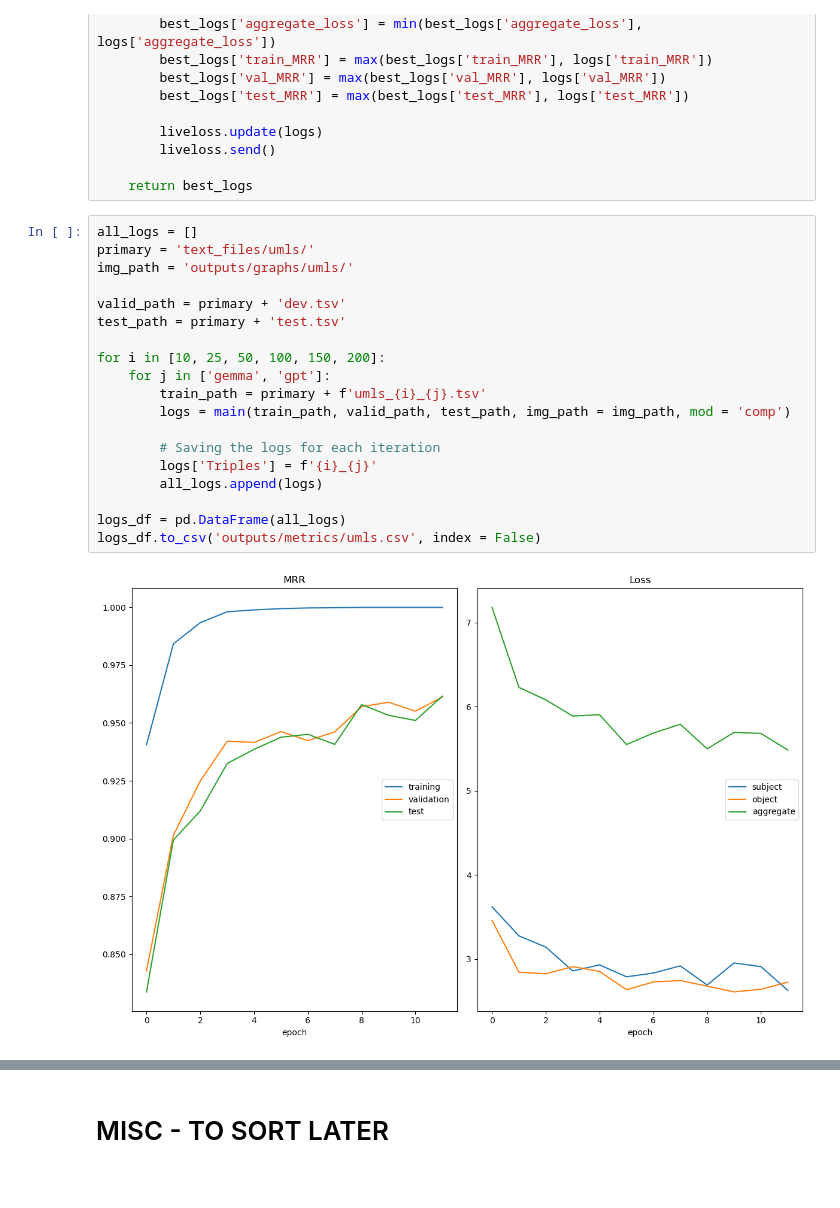
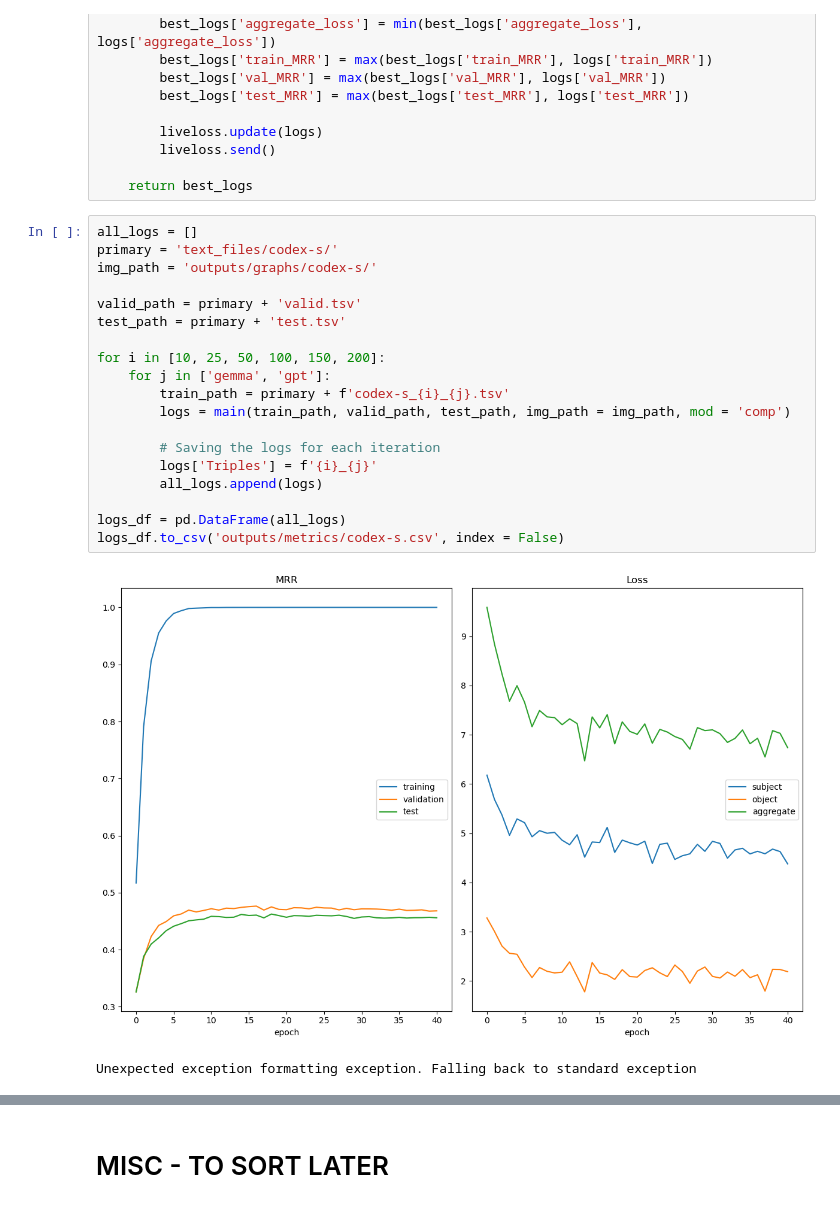
Before and after one commit to FlintyTub49/augmentation-diss, a Jupyter notebook: KGC_Metrics_Iterative.ipynb, the cells around one changed output, grey strips where cells are left out. Saved outputs shown, nothing was run; the diff lists cells and outputs as text.

Commit message:
Started codex-s experimentation

```diff
--- a/KGC_Metrics_Iterative.ipynb
+++ b/KGC_Metrics_Iterative.ipynb
@@ -468,22 +468,23 @@ def main(train_path, valid_path, test_path, img_path, mod = 'comp'):
     return best_logs
 # %%
 all_logs = []
-primary = 'text_files/umls/'
-img_path = 'outputs/graphs/umls/'
+primary = 'text_files/codex-s/'
+img_path = 'outputs/graphs/codex-s/'
 
-valid_path = primary + 'dev.tsv'
+valid_path = primary + 'valid.tsv'
 test_path = primary + 'test.tsv'
 
 for i in [10, 25, 50, 100, 150, 200]:
     for j in ['gemma', 'gpt']:
-        train_path = primary + f'umls_{i}_{j}.tsv'
+        train_path = primary + f'codex-s_{i}_{j}.tsv'
         logs = main(train_path, valid_path, test_path, img_path = img_path, mod = 'comp')
 
         # Saving the logs for each iteration
         logs['Triples'] = f'{i}_{j}'
         all_logs.append(logs)
 
 logs_df = pd.DataFrame(all_logs)
-logs_df.to_csv('outputs/metrics/umls.csv', index = False)
+logs_df.to_csv('outputs/metrics/codex-s.csv', index = False)
 # %% [output]
-[figure, old version]
+[figure, new version]
+Unexpected exception formatting exception. Falling back to standard exception
```
Also changed, not shown: parts of 1 cell of this notebook, 10 other files.
